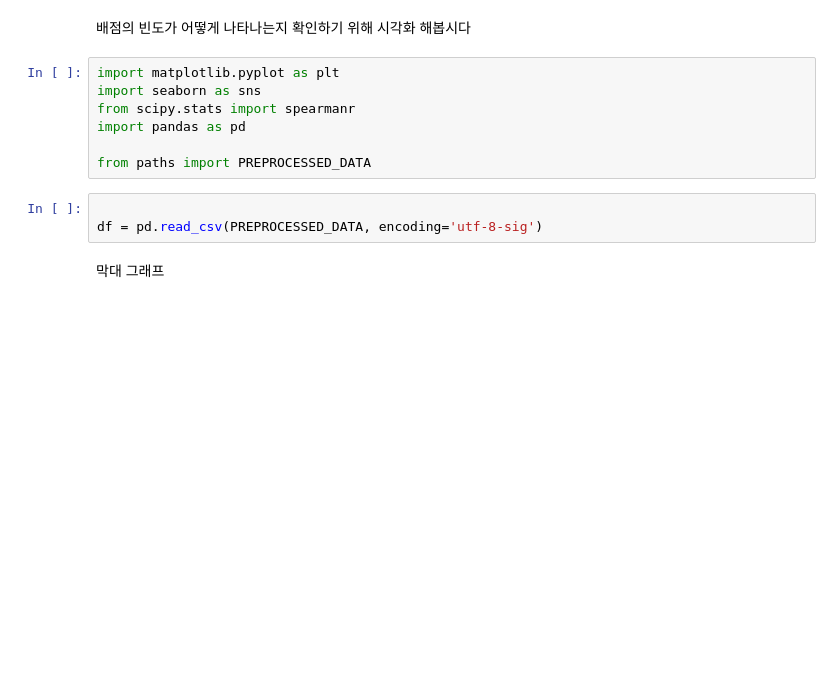
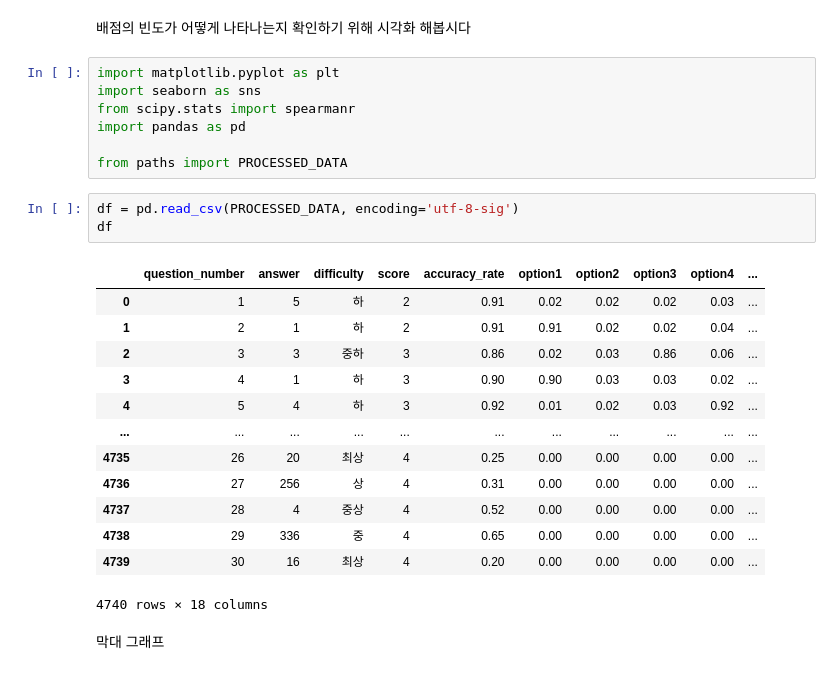
Before and after one commit to sonkeehoon/ED-project, a Jupyter notebook: 02_eda.ipynb, the cells around one changed output. Drawn from its saved outputs; the diff is of its cells as text; blank space fills up the shorter version.

```diff
--- a/02_eda.ipynb
+++ b/02_eda.ipynb
@@ -22,10 +22,24 @@ import seaborn as sns
 from scipy.stats import spearmanr
 import pandas as pd
 
-from paths import PREPROCESSED_DATA
+from paths import PROCESSED_DATA
 # %%
-
-df = pd.read_csv(PREPROCESSED_DATA, encoding='utf-8-sig')
+df = pd.read_csv(PROCESSED_DATA, encoding='utf-8-sig')
+df
+# %% [output]
+|  | question_number | answer | difficulty | score | accuracy_rate | option1 | option2 | option3 | option4 | ... |
+| 0 | 1 | 5 | 하 | 2 | 0.91 | 0.02 | 0.02 | 0.02 | 0.03 | ... |
+| 1 | 2 | 1 | 하 | 2 | 0.91 | 0.91 | 0.02 | 0.02 | 0.04 | ... |
+| 2 | 3 | 3 | 중하 | 3 | 0.86 | 0.02 | 0.03 | 0.86 | 0.06 | ... |
+| 3 | 4 | 1 | 하 | 3 | 0.90 | 0.90 | 0.03 | 0.03 | 0.02 | ... |
+| 4 | 5 | 4 | 하 | 3 | 0.92 | 0.01 | 0.02 | 0.03 | 0.92 | ... |
+| ... | ... | ... | ... | ... | ... | ... | ... | ... | ... | ... |
+| 4735 | 26 | 20 | 최상 | 4 | 0.25 | 0.00 | 0.00 | 0.00 | 0.00 | ... |
+| 4736 | 27 | 256 | 상 | 4 | 0.31 | 0.00 | 0.00 | 0.00 | 0.00 | ... |
+| 4737 | 28 | 4 | 중상 | 4 | 0.52 | 0.00 | 0.00 | 0.00 | 0.00 | ... |
+| 4738 | 29 | 336 | 중 | 4 | 0.65 | 0.00 | 0.00 | 0.00 | 0.00 | ... |
+| 4739 | 30 | 16 | 최상 | 4 | 0.20 | 0.00 | 0.00 | 0.00 | 0.00 | ... |
+4740 rows × 18 columns
 # %% [markdown]
 막대 그래프
 # %%
```
Also changed, not shown: 11 other files.
